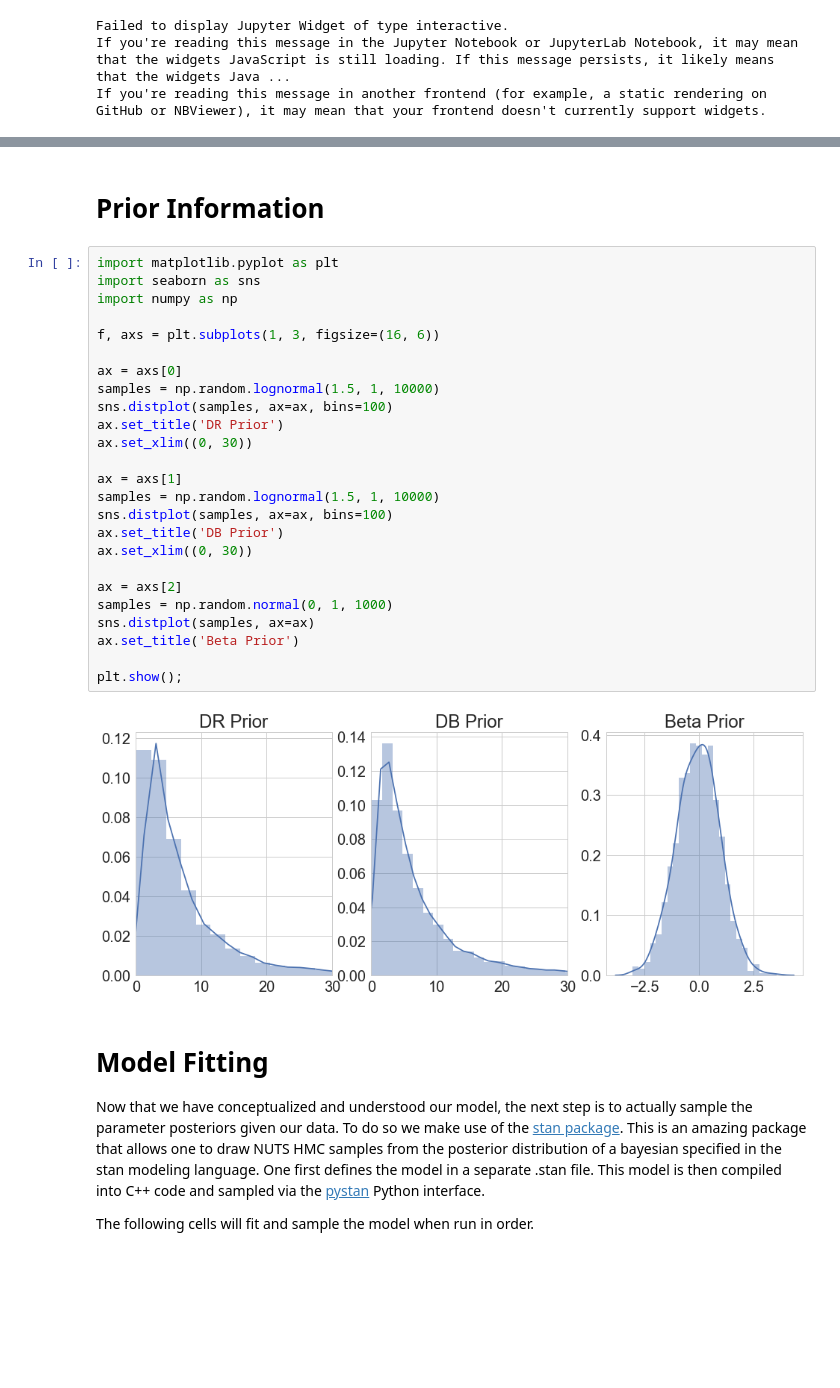
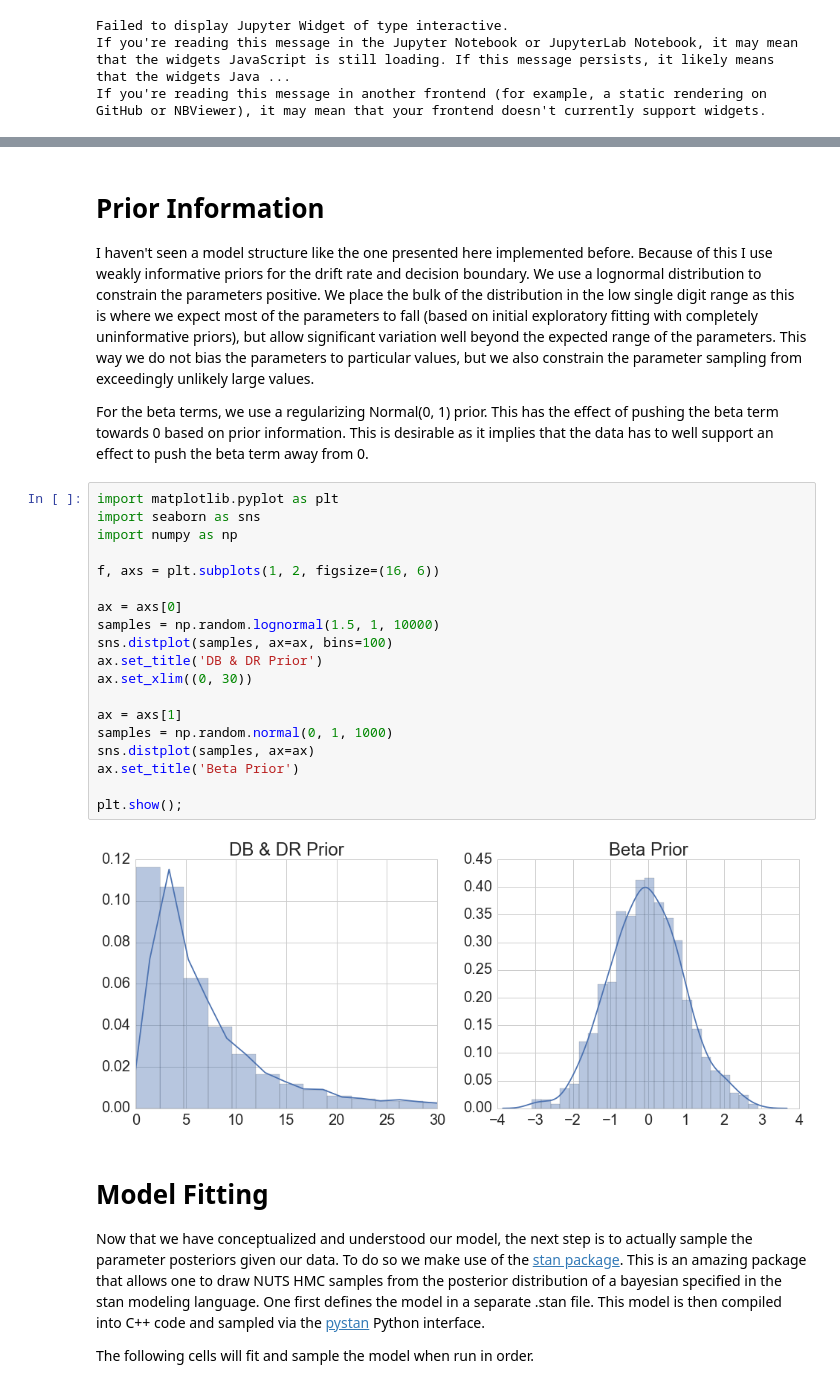
Before and after one commit to mghneurotherapeutics/msit, a Jupyter notebook: notebooks/B3-behavior_modeling.ipynb, the cells around one changed output, grey strips where cells are left out. Saved outputs shown, nothing was run; the diff lists cells and outputs as text; blank space fills up the shorter version.

Commit message:
Cleaned up and documented behavioral modeling notebook

```diff
--- a/notebooks/B3-behavior_modeling.ipynb
+++ b/notebooks/B3-behavior_modeling.ipynb
@@ -77,32 +92,30 @@ Key Model Assumptions:
-# %% [markdown]
-# Prior Information
+# %% [markdown]
+# Prior Information
+
+I haven't seen a model structure like the one presented here implemented before. Because of this I use weakly informative priors for the drift rate and decision boundary. We use a lognormal distribution to constrain the parameters positive. We place the bulk of the distribution in the low single digit range as this is where we expect most of the parameters to fall (based on initial exploratory fitting with completely uninformative priors), but allow significant variation well beyond the expected range of the parameters. This way we do not bias the parameters to particular values, but we also constrain the parameter sampling from exceedingly unlikely large values.
+
+For the beta terms, we use a regularizing Normal(0, 1) prior. This has the effect of pushing the beta term towards 0 based on prior information. This is desirable as it implies that the data has to well support an effect to push the beta term away from 0.
 # %%
 import matplotlib.pyplot as plt
 import seaborn as sns
 import numpy as np
 
-f, axs = plt.subplots(1, 3, figsize=(16, 6))
+f, axs = plt.subplots(1, 2, figsize=(16, 6))
 
 ax = axs[0]
 samples = np.random.lognormal(1.5, 1, 10000)
 sns.distplot(samples, ax=ax, bins=100)
-ax.set_title('DR Prior')
+ax.set_title('DB & DR Prior')
 ax.set_xlim((0, 30))
 
 ax = axs[1]
-samples = np.random.lognormal(1.5, 1, 10000)
-sns.distplot(samples, ax=ax, bins=100)
-ax.set_title('DB Prior')
-ax.set_xlim((0, 30))
-
-ax = axs[2]
 samples = np.random.normal(0, 1, 1000)
 sns.distplot(samples, ax=ax)
 ax.set_title('Beta Prior')
 
 plt.show();
 # %% [output]
-[figure, old version]
+[figure, new version]
 # %% [markdown]
 # Model Fitting
 
```
Also changed, not shown: parts of 17 cells of this notebook, 2 other files.
